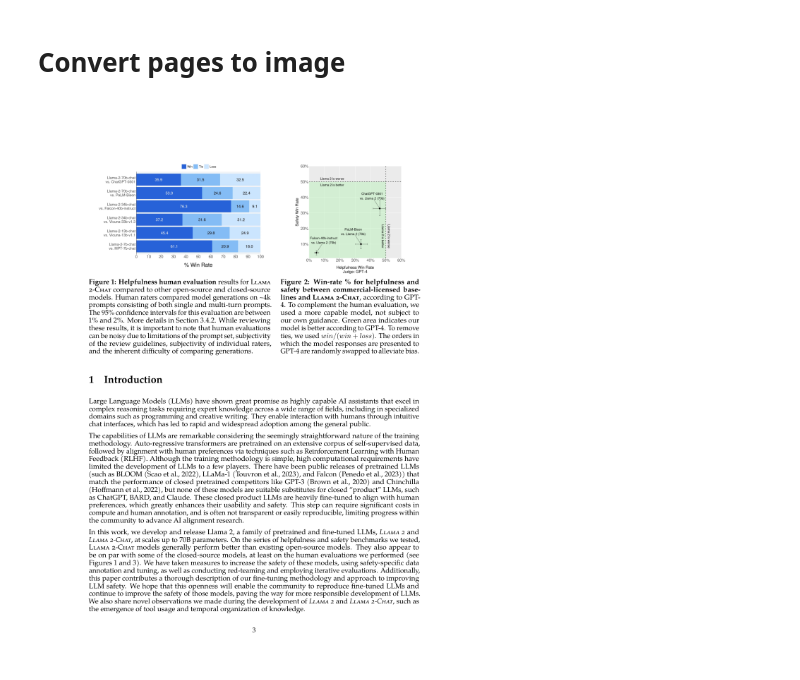
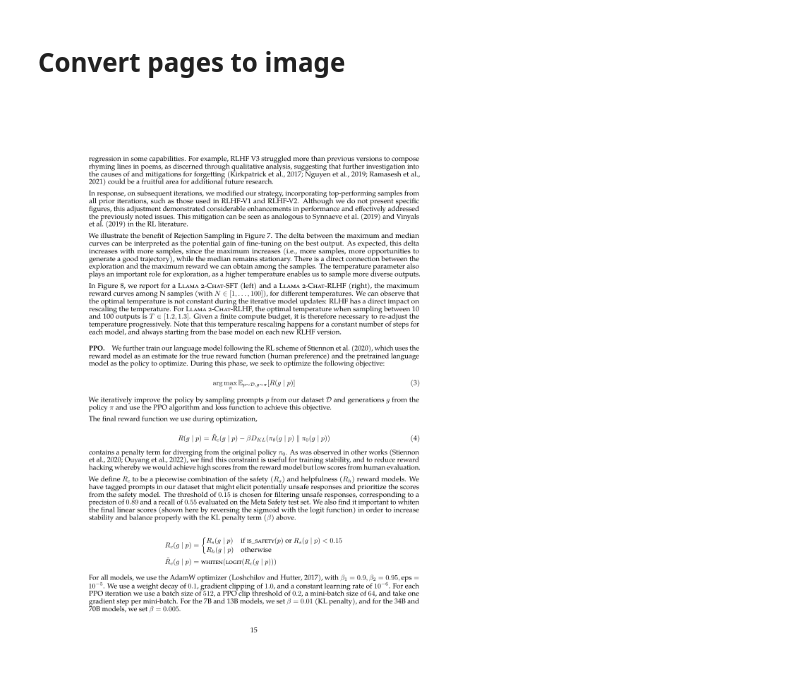
Before and after one commit to Kush210/GenAI-Bootcamp, a Jupyter notebook: Codes/Week_2/Day_4/Pdf_manipulation_and_page_image_extraction_using_PyMuPdf.ipynb, the cells around one changed output. Drawn from its saved outputs; the diff is of its cells as text; code cells hidden in the pictures.

```diff
--- a/Codes/Week_2/Day_4/Pdf_manipulation_and_page_image_extraction_using_PyMuPdf.ipynb
+++ b/Codes/Week_2/Day_4/Pdf_manipulation_and_page_image_extraction_using_PyMuPdf.ipynb
@@ -142,7 +140,7 @@ with open(output_pdf_file, "wb") as output_file:
 # %% [markdown]
 # Convert pages to image
 # %%
-def convert_pdf_page_to_image(pdf_file_path, output_image_file_name, page_number, zoom=2):
+def convert_pdf_page_to_image(pdf_file_path, output_image_file_path, page_number, zoom=2):
     """
     Saves a specific page of a PDF to an image.
 
@@ -150,27 +148,27 @@ def convert_pdf_page_to_image(pdf_file_path, output_image_file_name, page_number
     pdf_file_path (str): Path to the PDF file.
     page_number (int): Page number to convert to image (0-based index).
     zoom (float): Zoom factor for the image. Higher values mean better quality.
-    output_image_file_name (str): Name of the output image file.
+    output_image_file_path (str): Path of the output image file.
     """
     document = fitz.open(pdf_file_path)
-    page = document.load_page(page_number)
+    page = document.load_page(page_number-1)
 
     mat = fitz.Matrix(zoom, zoom)
     pix = page.get_pixmap(matrix=mat)
 
-    pix.save(output_image_file_name)
+    pix.save(output_image_file_path)
 
     document.close()
 # %%
+from IPython.display import Image, display
+
 # Example usage
 output_image_file_path = "./Week_2/Day_4/Files/output_image.png"
-page_number = 2  # First page
+page_number = 15  # Page Number to extract (1-based index)
 zoom = 2  # Zoom factor
 convert_pdf_page_to_image(pdf_file_path, output_image_file_path, page_number, zoom)
+
+# Display the saved image
+display(Image(filename=output_image_file_path))
+# %% [output]
+[figure, added]
-# %%
-from IPython.display import Image, display
-
-# Display the saved image
-display(Image(filename=output_image_file_path))
-# %% [output]
-[figure, removed]
```
Also changed, not shown: parts of 2 cells of this notebook, 10 other files.
